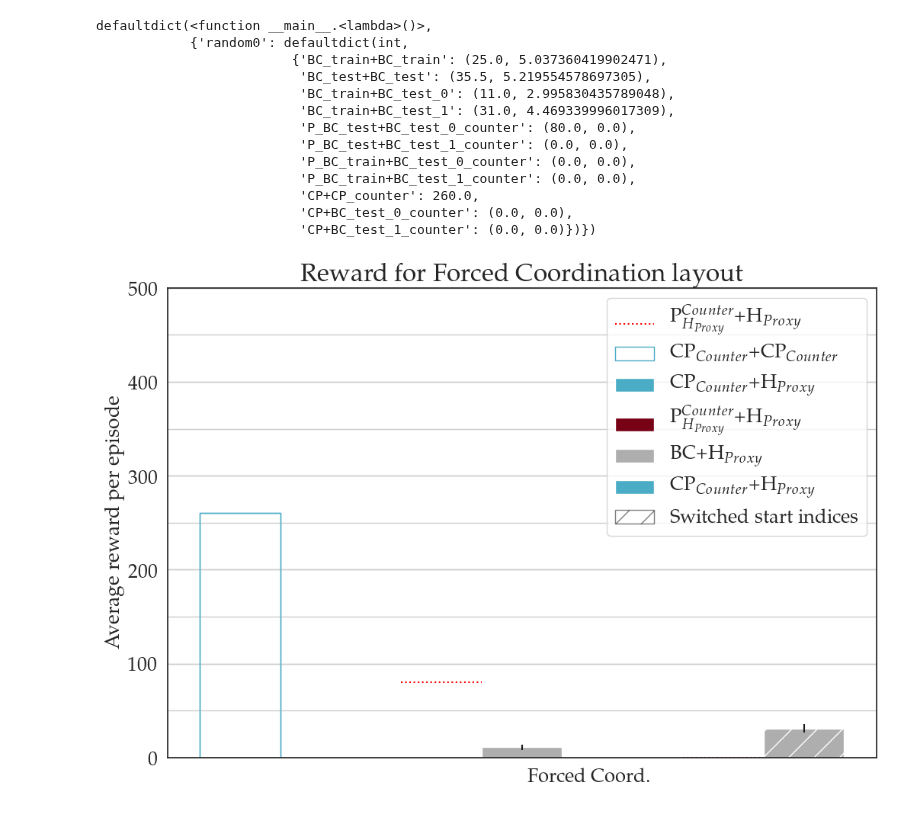
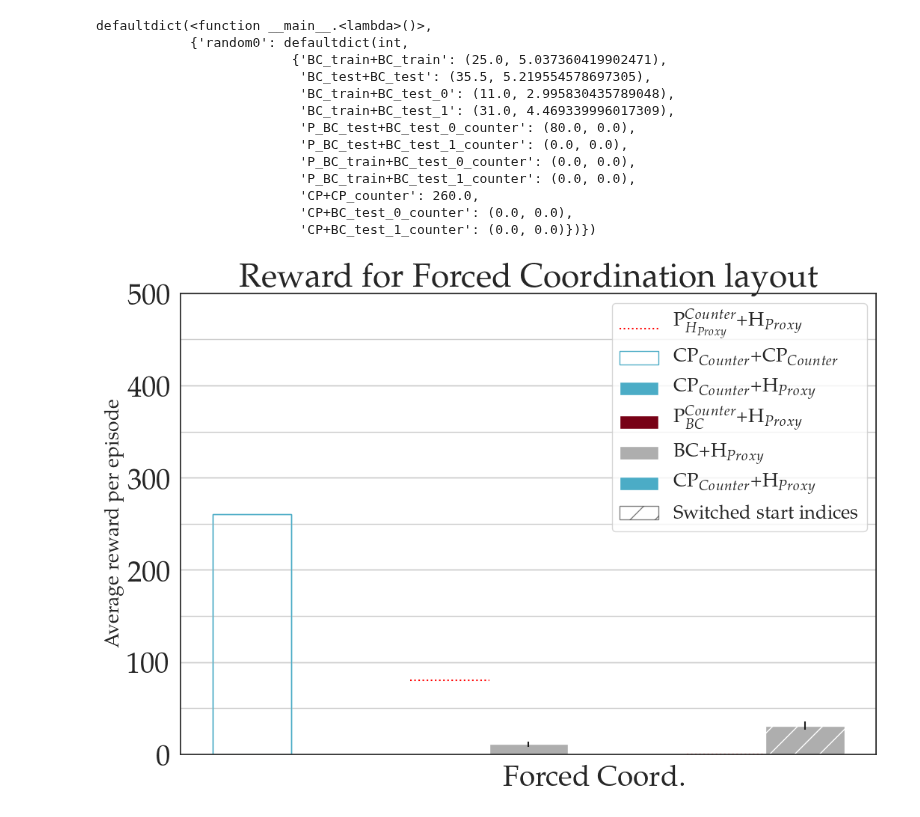
Before and after one commit to blueTimber/human_aware_rl, a Jupyter notebook: human_aware_rl/Experiment results.ipynb, the cells around one changed output. Cells and saved outputs as stored; diff of their text form; code cells hidden in the pictures.

Commit message:
Add readme and change font size graphs

```diff
--- a/human_aware_rl/Experiment results.ipynb
+++ b/human_aware_rl/Experiment results.ipynb
@@ -898,11 +898,11 @@ algos_to_name = {
     "BC_train+BC_test_1": None,
     "P_BC_train+BC_test_0": "P$_{BC}$+H$_{Proxy}$",
     "P_BC_train+BC_test_1": None,
-    "P_BC_train+BC_test_0_heur": "P$_{H_{Proxy}}^{Heur}$+H$_{Proxy}$",
+    "P_BC_train+BC_test_0_heur": "P$_{BC}^{Heur}$+H$_{Proxy}$",
     "P_BC_train+BC_test_1_heur": None,
-    "P_BC_train+BC_test_0_hist": "P$_{H_{Proxy}}^{Hist}$+H$_{Proxy}$",
+    "P_BC_train+BC_test_0_hist": "P$_{BC}^{Hist}$+H$_{Proxy}$",
     "P_BC_train+BC_test_1_hist": None,
-    "P_BC_train+BC_test_0_counter": "P$_{H_{Proxy}}^{Counter}$+H$_{Proxy}$",
+    "P_BC_train+BC_test_0_counter": "P$_{BC}^{Counter}$+H$_{Proxy}$",
     "P_BC_train+BC_test_1_counter": None,
     "P_BC_test+BC_test_0": "P$_{H_{Proxy}}$+H$_{Proxy}$",
     "P_BC_test+BC_test_1": None,
@@ -1141,11 +1141,11 @@ histogram_algos_2_layout = {
 algos_to_name = {
     "P_BC_train+BC_test_0": "P$_{BC}$+H$_{Proxy}$",
     "P_BC_train+BC_test_1": None,
-    "P_BC_train+BC_test_0_heur": "P$_{H_{Proxy}}^{Heur}$+H$_{Proxy}$",
+    "P_BC_train+BC_test_0_heur": "P$_{BC}^{Heur}$+H$_{Proxy}$",
     "P_BC_train+BC_test_1_heur": None,
-    "P_BC_train+BC_test_0_hist": "P$_{H_{Proxy}}^{Hist}$+H$_{Proxy}$",
+    "P_BC_train+BC_test_0_hist": "P$_{BC}^{Hist}$+H$_{Proxy}$",
     "P_BC_train+BC_test_1_hist": None,
-    "P_BC_train+BC_test_0_counter": "P$_{H_{Proxy}}^{Counter}$+H$_{Proxy}$",
+    "P_BC_train+BC_test_0_counter": "P$_{BC}^{Counter}$+H$_{Proxy}$",
     "P_BC_train+BC_test_1_counter": None,
     "P_BC_test+BC_test_0": "P$_{H_{Proxy}}$+H$_{Proxy}$",
     "P_BC_test+BC_test_1": None,
@@ -1295,7 +1295,7 @@ algos_to_name = {
     "CP+BC_test_1_counter": None,
     "BC_train+BC_test_0": "BC+H$_{Proxy}$",
     "BC_train+BC_test_1": None,
-    "P_BC_train+BC_test_0_counter": "P$_{H_{Proxy}}^{Counter}$+H$_{Proxy}$",
+    "P_BC_train+BC_test_0_counter": "P$_{BC}^{Counter}$+H$_{Proxy}$",
     "P_BC_train+BC_test_1_counter": None,
     "P_BC_test+BC_test_0_counter": "P$_{H_{Proxy}}^{Counter}$+H$_{Proxy}$",
     "P_BC_test+BC_test_1_counter": None,
@@ -1398,9 +1398,9 @@ for hist_type, hist_algo_list in histogram_algos_2_layout.items():
     N = 1
 
     plt.rc('legend', fontsize=18.5)
-    plt.rc('axes', titlesize=24)
-    ax0.tick_params(axis='x', labelsize=18.5)
-    ax0.tick_params(axis='y', labelsize=18.5)
+    plt.rc('axes', titlesize=32)
+    ax0.tick_params(axis='x', labelsize=28)
+    ax0.tick_params(axis='y', labelsize=28)
 
     spacing = 50
     minorLocator = MultipleLocator(spacing)
@@ -1429,31 +1429,31 @@ for hist_type, hist_algo_list in histogram_algos_2_layout.items():
 
     ax0.set_ylabel('Average reward per episode')
     ax0.set_title('Reward for Forced Coordination layout')
 
     ax0.set_xticks(ind + width / 3)
     ax0.set_xticklabels(('Forced Coord.', 'A'))
     ax0.legend(loc='best')
 
     handles, labels = ax0.get_legend_handles_labels()
     handles = switch_indices(0, 1, handles)
     labels = switch_indices(0, 1, labels)
     ax0.legend(handles, labels)
 
     # where some data has already been plotted to ax
     handles, labels = ax0.get_legend_handles_labels()
 
     # manually define a new patch
     patch = Patch(facecolor='white', edgecolor='black', hatch='/', alpha=0.5, label='Switched start indices')
 
     # handles is a list, so append manual patch
     handles.append(patch)
 
     # plot the legend
     ax0.legend(handles=handles, loc='upper right')
 
     ax0.set_ylim(0, 500)
 
     plt.savefig("data/images/planning_experiments_random0.png", format='png', bbox_inches='tight')
     plt.show()
 # %% [output]
-[figure, old version]
+[figure, new version]
```
Also changed, not shown: parts of 2 cells of this notebook, 4 other files.
